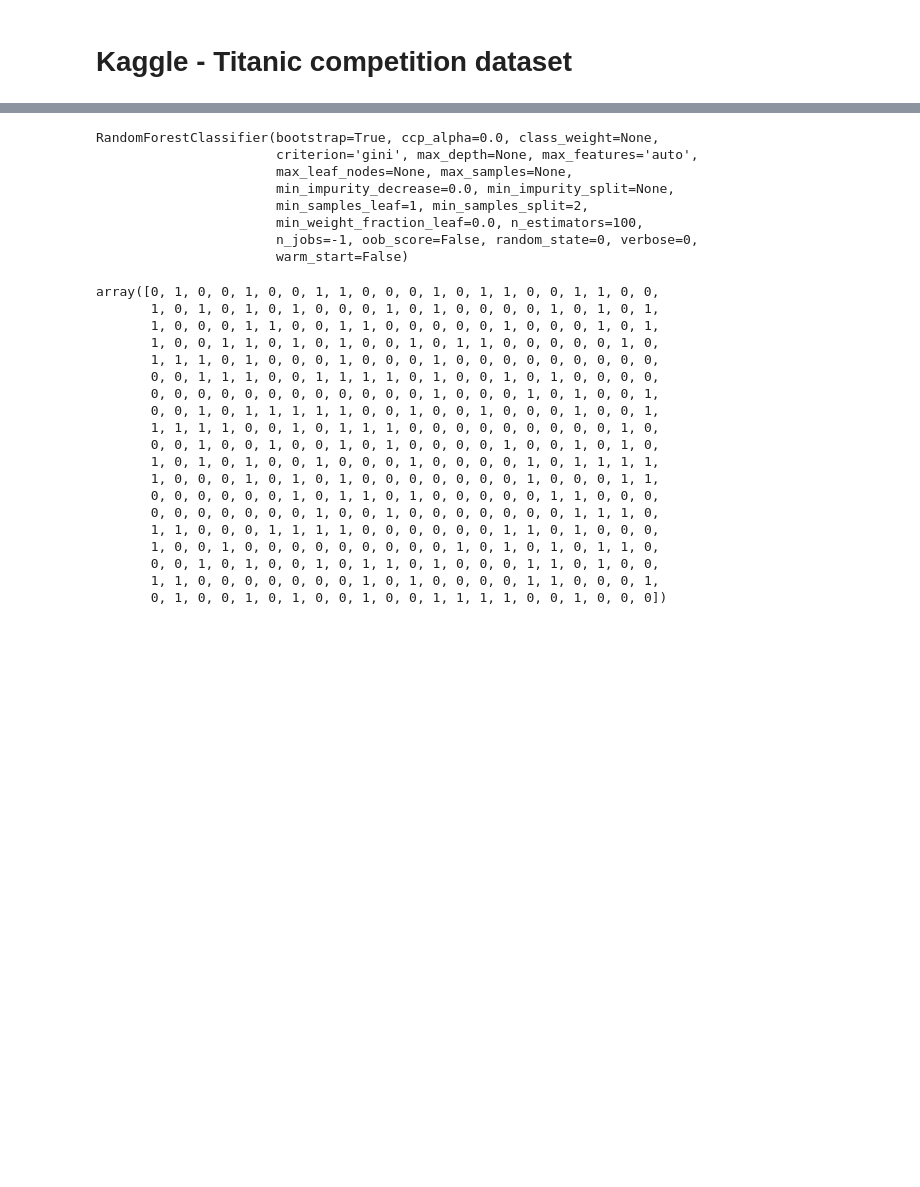
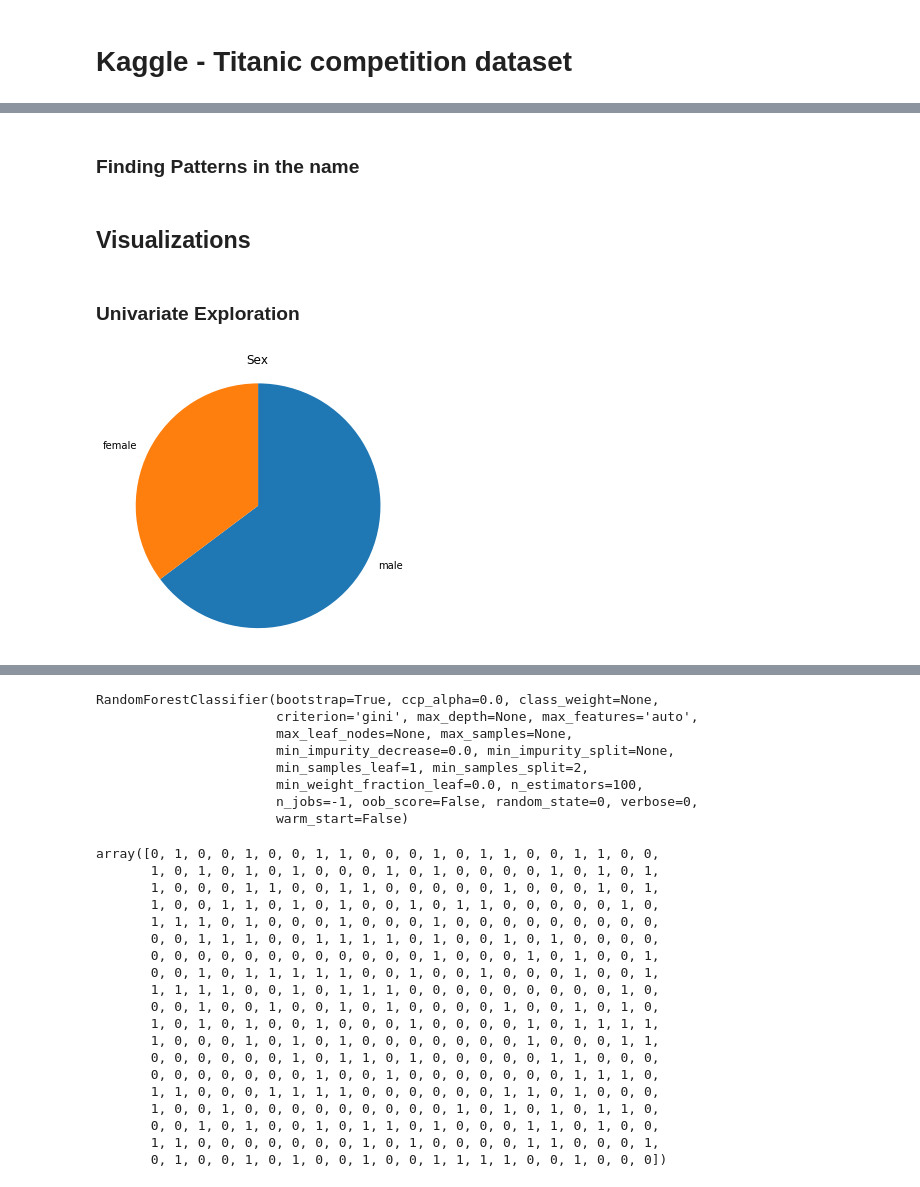
Before and after one commit to eduardopd/kaggle-titanic, a Jupyter notebook: kaggle-titanic.ipynb, the cells around one changed output, grey strips where cells are left out. Saved outputs shown, nothing was run; the diff lists cells and outputs as text; code cells hidden in the pictures; blank space fills up the shorter version.

Commit message:
feat: univariate/bivariate explorations
Pie chart for Sex and a Heat map between numeric variables.

```diff
--- a/kaggle-titanic.ipynb
+++ b/kaggle-titanic.ipynb
@@ -32,3 +32,5 @@ def gender_transform(x):
 
 train['Gender_Bi'] = train['Sex'].map(gender_transform)
 test['Gender_Bi'] = test['Sex'].map(gender_transform)
+# %% [markdown]
+### Finding Patterns in the name
@@ -34,0 +78,2 @@ test['Gender_Bi'] = test['Sex'].map(gender_transform)
+# %% [markdown]
+## Visualizations
@@ -34,0 +83,17 @@ test['Gender_Bi'] = test['Sex'].map(gender_transform)
+# %% [markdown]
+### Univariate Exploration
+# %%
+# Piechart Sex
+
+plt.figure(figsize=[5,5])
+
+plt.title('Sex')
+
+def pie_sex():
+    sorted_counts = train['Sex'].value_counts()
+    plt.pie(sorted_counts, labels = sorted_counts.index, startangle = 90, counterclock = False);
+    plt.axis('square');
+
+pie_sex()
+# %% [output]
+[figure, added]
```
Also changed, not shown: parts of 11 cells of this notebook.
